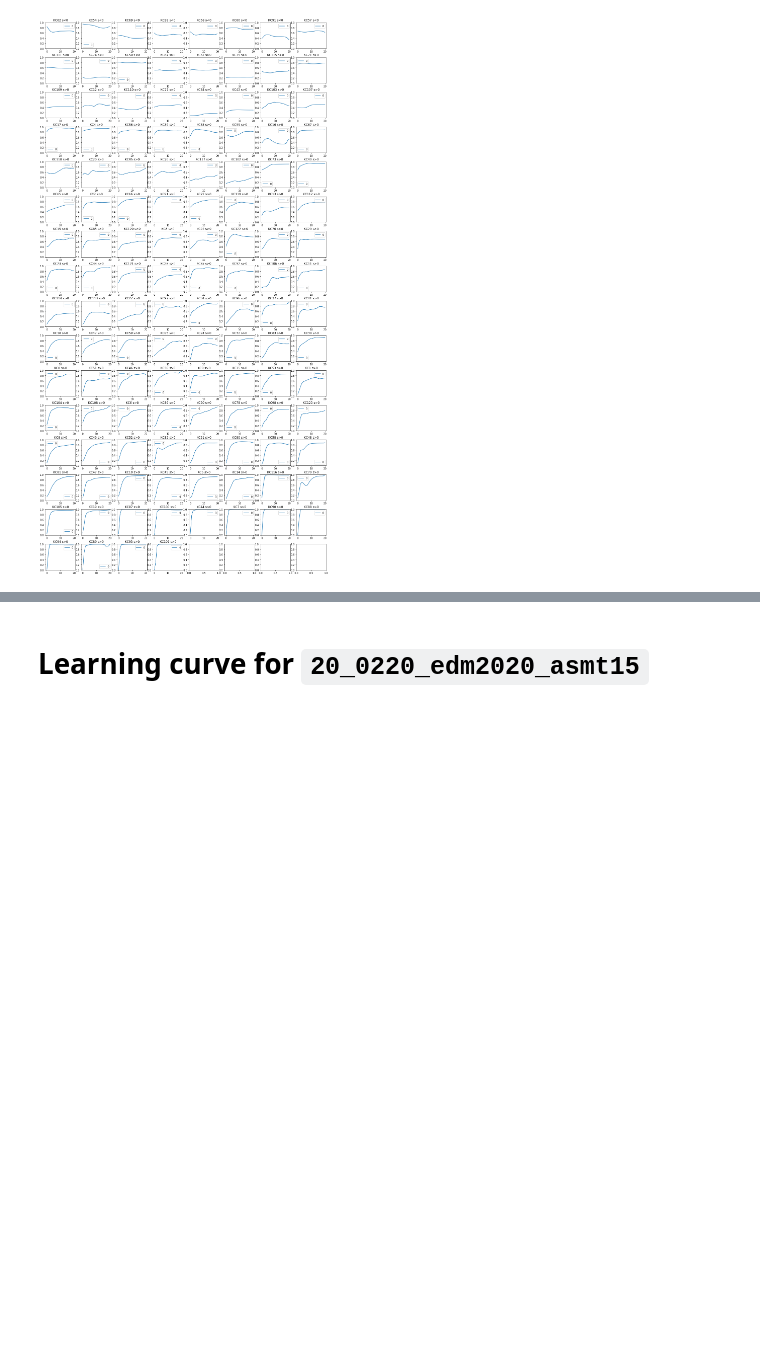
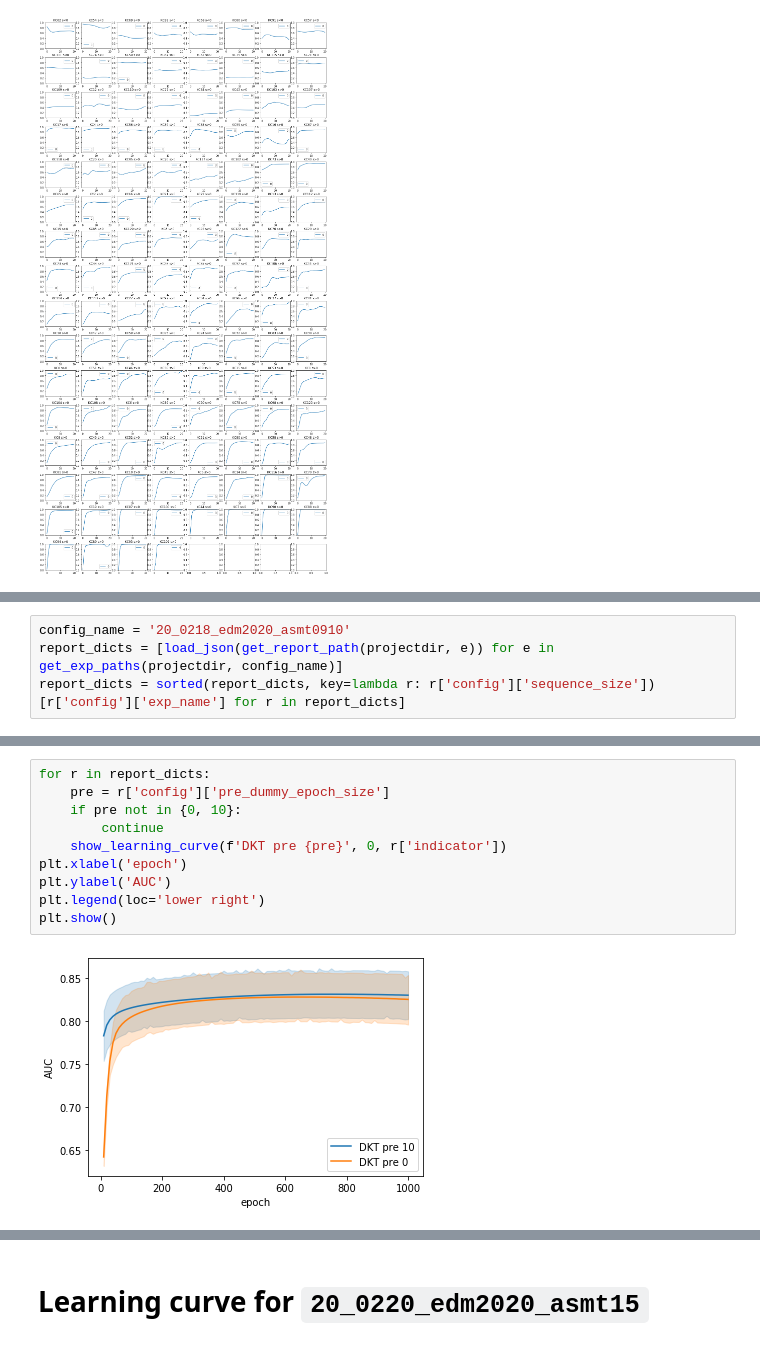
Before and after one commit to qqpann/KnowledgeTracing, a Jupyter notebook: notebook/Visualize_LearningCurve.ipynb, the cells around one changed output, grey strips where cells are left out. Saved outputs shown, nothing was run; the diff lists cells and outputs as text; blank space fills up the shorter version.

```diff
--- a/notebook/Visualize_LearningCurve.ipynb
+++ b/notebook/Visualize_LearningCurve.ipynb
@@ -111,0 +114,5 @@ plt.show()
+# %%
+config_name = '20_0218_edm2020_asmt0910'
+report_dicts = [load_json(get_report_path(projectdir, e)) for e in get_exp_paths(projectdir, config_name)]
+report_dicts = sorted(report_dicts, key=lambda r: r['config']['sequence_size'])
+[r['config']['exp_name'] for r in report_dicts]
@@ -111,0 +143,12 @@ plt.show()
+# %%
+for r in report_dicts:
+    pre = r['config']['pre_dummy_epoch_size']
+    if pre not in {0, 10}:
+        continue
+    show_learning_curve(f'DKT pre {pre}', 0, r['indicator'])
+plt.xlabel('epoch')
+plt.ylabel('AUC')
+plt.legend(loc='lower right')
+plt.show()
+# %% [output]
+[figure, added]
```
Also changed, not shown: parts of 8 cells of this notebook, 3 other files.
